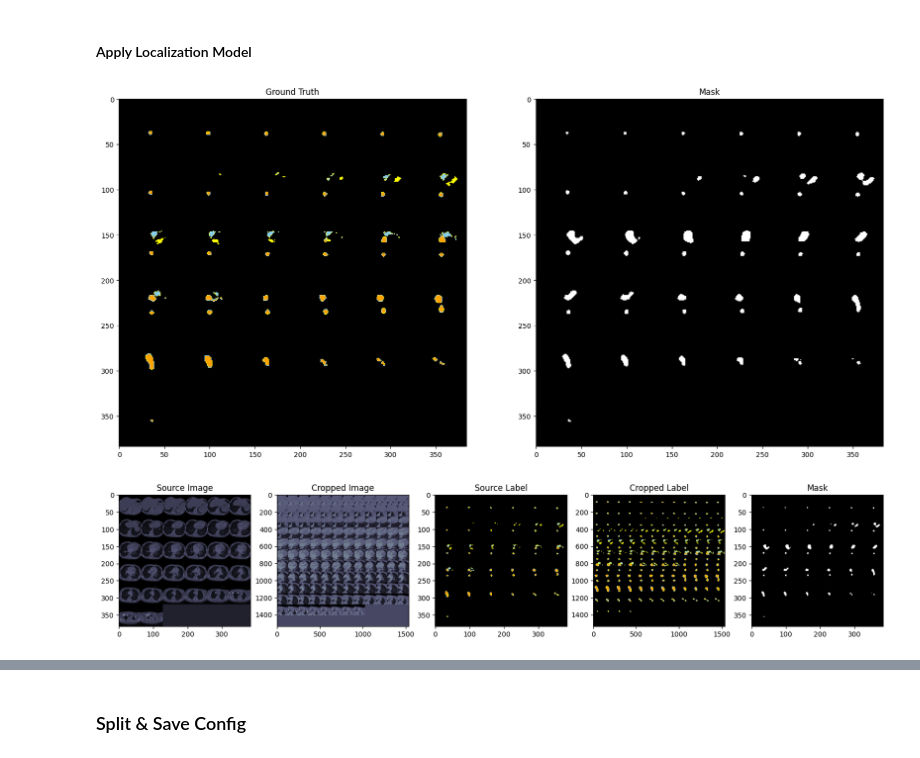
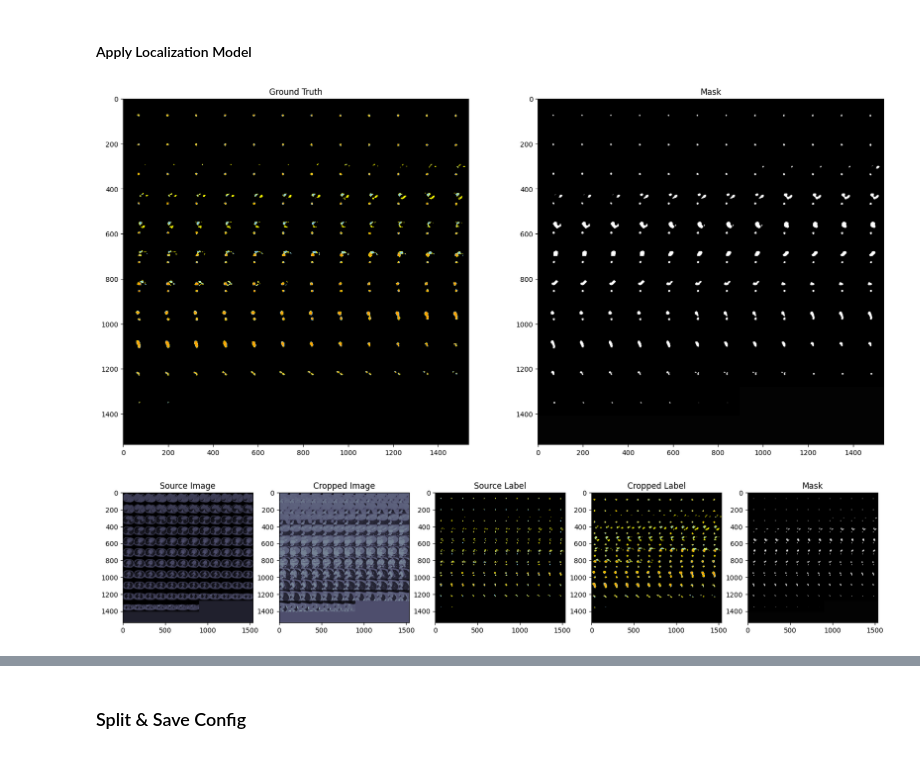
Before and after one commit to Sooqija/heart-segmentation, a Jupyter notebook: notebooks/06. localization.ipynb, the cells around one changed output, grey strips where cells are left out. Saved outputs shown, nothing was run; the diff lists cells and outputs as text; code cells hidden in the pictures.

```diff
--- a/notebooks/06. localization.ipynb
+++ b/notebooks/06. localization.ipynb
@@ -558,21 +557,20 @@ model.load_state_dict(torch.load(checkpoint_path, map_location=device, weights_o
 # %% [markdown]
 #### Apply Localization Model
 # %%
-def mask_to_bbox(mask : torch.Tensor) -> torch.Tensor | None:
-    coords = torch.argwhere(mask > 0)
+def mask_to_bbox(mask : np.ndarray) -> np.ndarray | None:
+    coords = np.argwhere(mask > 0)
 
     if len(coords) == 0:
         return None
 
-    bbox_min = coords.min(axis=0).values
-    bbox_max = coords.max(axis=0).values
+    bbox_min = coords.min(axis=0)
+    bbox_max = coords.max(axis=0)
 
-    bbox = torch.cat([bbox_min, bbox_max])
+    bbox = np.concatenate([bbox_min, bbox_max])
 
     return bbox
 
-def crop_3d_roi(image: torch.Tensor, bbox: list, expand_percent : float = 0.0) -> torch.Tensor:
-    image = torch.Tensor(image)
+def crop_3d_roi(image: np.ndarray, bbox: list, expand_percent : float = 0.0) -> np.ndarray:
     x_size, y_size, z_size = image.shape
     x_min, y_min, z_min, x_max, y_max, z_max = bbox
     x_min = max(0, int(x_min - (x_max - x_min) * expand_percent))
@@ -587,5 +585,16 @@ def crop_3d_roi(image: torch.Tensor, bbox: list, expand_percent : float = 0.0) -
         y_min : y_max,
         z_min : z_max,
     ]
+# %%
+import torch
+from scipy.ndimage import zoom
+def resize(array : np.ndarray,
+           target_size : tuple[int, int, int],
+           order : int = 3
+           ) -> np.ndarray:
+    scales = [ts / s for s, ts in zip(array.shape, target_size)]
+    scaled = zoom(array, scales, mode="reflect", order=order)
+
+    return scaled
 # %%
 from tqdm import tqdm
@@ -656,9 +669,10 @@ label_values = [meta["value"] for meta in label_map.values()]
 label_values, colors = zip(*sorted(zip(label_values, colors)))
 label_cmap, label_norm = create_custom_cmap(label_values, colors)
 
+label *= np.isin(label, label_values)
 display_image_montages([label, mask],
                        ["Ground Truth", "Mask"],
                        [label_cmap, "grey"],
                        [label_norm, None],
-                       start=0, end=128, step=1)
+                       start=0, end=127, step=1)
 # %% [output]
@@ -731,21 +746,18 @@ data[0]
    'value': 6.0,
    'description': 'the ascending aorta'}}}
 # %%
-from monai.data import NumpyReader, NibabelReader, Dataset, DataLoader
+from monai.data import NibabelReader, Dataset, DataLoader
 from monai.transforms import (
     Compose, LoadImaged, EnsureTyped, EnsureChannelFirstd, Spacingd, NormalizeIntensityd,
-    Resized,
-    MapTransform,
 )
 
 transforms = Compose([
-    LoadImaged(keys=["image"], reader=NibabelReader),
-    LoadImaged(keys=["label"], reader=NumpyReader),
+    LoadImaged(keys=["image", "label"], reader=NibabelReader),
     EnsureTyped(keys=["image", "label"]),
     EnsureChannelFirstd(keys=["image", "label"]),
     Spacingd(keys=["image", "label"], pixdim=(1.0, 1.0, 1.0), mode=("trilinear", "nearest")),
-    Resized(keys=["image"], spatial_size=(64, 64, 32), mode="trilinear"),
-    Resized(keys=["label"], spatial_size=(64, 64, 32), mode="nearest"),
+    # Resized(keys=["image"], spatial_size=(64, 64, 32), mode="trilinear"),
+    # Resized(keys=["label"], spatial_size=(64, 64, 32), mode="nearest"),
     NormalizeIntensityd(keys=["image"], channel_wise=True),
 ])
 
@@ -820,22 +836,24 @@ for patient in tqdm(whschd_dataloader, desc="Localization Progress : "):
 # %%
 from heart_seg_app.utils.visualization import create_custom_cmap
 
 colors = [meta["color"] for meta in whs_chd_label_map.values()]
 label_values = [meta["value"] for meta in whs_chd_label_map.values()]
 label_cmap, label_norm = create_custom_cmap(label_values, colors)
 
+label *= np.isin(label, label_values)
 display_image_montages([label, mask],
                        ["Ground Truth", "Mask"],
                        [label_cmap, "grey"],
                        [label_norm, None],
-                       start=0, end=128, step=1)
+                       start=0, end=127, step=1)
 # %% [output]
-[figure, old version]
+[figure, new version]
 # %%
-display_image_montages(images=[image, roi_image_resized, label, roi_label_resized, mask],
+roi_label_cmap, roi_label_norm = create_custom_cmap(list(range(4)), colors)
+display_image_montages(images=[image, roi_image, label, roi_label, mask],
                        titles=["Source Image", "Cropped Image", "Source Label", "Cropped Label", "Mask"],
-                       cmaps=["bone", "bone", label_cmap, label_cmap, "gray"],
-                       norms=[None, None, label_norm, label_norm, None],
-                       start=0, end=128, step=1)
+                       cmaps=["bone", "bone", label_cmap, roi_label_cmap, "gray"],
+                       norms=[None, None, label_norm, roi_label_norm, None],
+                       start=0, end=127, step=1)
 # %% [output]
-[figure, old version]
+[figure, new version]
```
Also changed, not shown: parts of 9 cells of this notebook.
